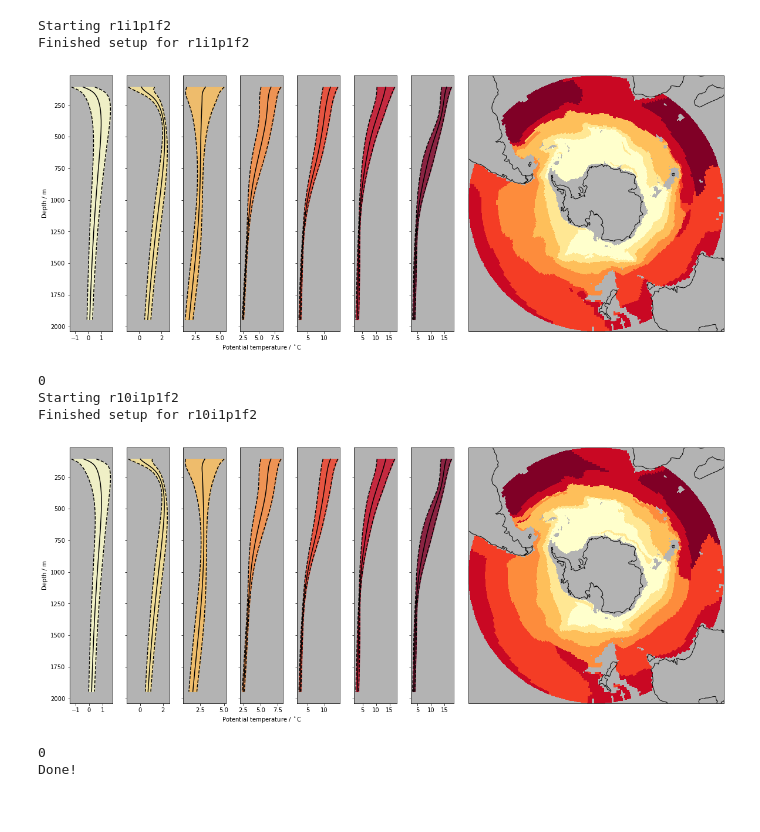
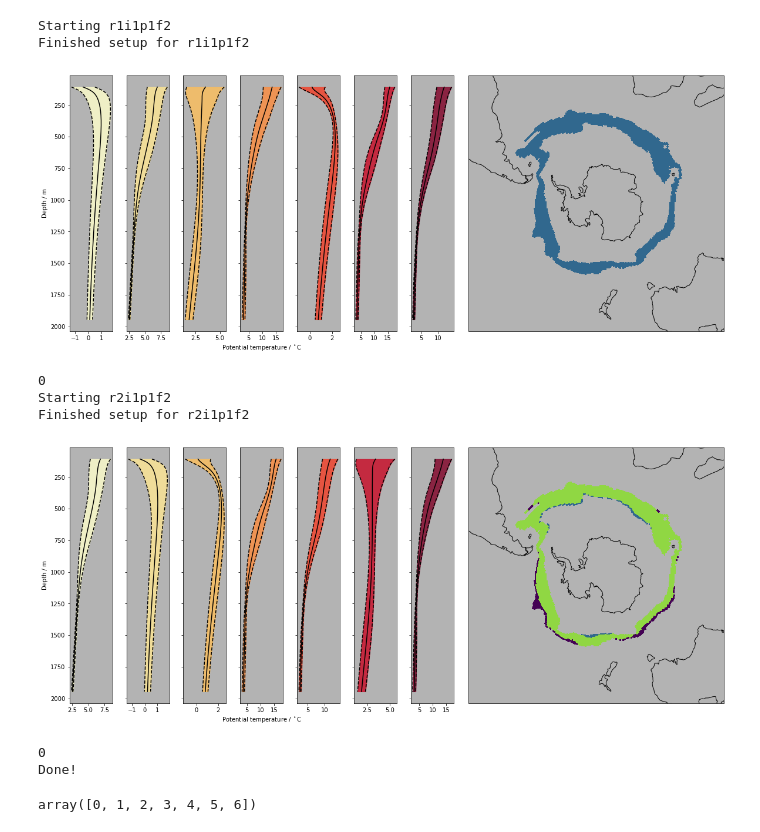
Before and after one commit to erin-atkinson/OceanClustering, a Jupyter notebook: plot_spatial_profiles.ipynb, the cells around one changed output. Drawn from its saved outputs; the diff is of its cells as text; code cells hidden in the pictures.

```diff
--- a/plot_spatial_profiles.ipynb
+++ b/plot_spatial_profiles.ipynb
@@ -22,7 +22,7 @@ from dask import delayed
 model_folder = 'model'
 n_classes = 7
 ids = ['r1i1p1f2', 'r2i1p1f2', 'r3i1p1f2', 'r4i1p1f2', 'r5i1p1f3', 'r6i1p1f3', 'r7i1p1f3', 'r8i1p1f2', 'r9i1p1f2', 'r10i1p1f2']
-ids = ['r1i1p1f2', 'r10i1p1f2']
+ids = ['r1i1p1f2', 'r2i1p1f2']
 mask = np.load('data/mask.npy', allow_pickle=True)
 #data_classes = {}
 avg_profiles_dict = {}
@@ -71,7 +71,9 @@ for (m_i, m_id) in enumerate(ids):
 
   plt_data = data_c.values
   alpha = np.logical_not(data.isel(time=0, lev=-1).isnull().values)
-
+  if m_i == 0:
+    alpha1 = data_c.values == 2
+  alpha = np.logical_and(alpha1, alpha)
   plt_data[plt_data == -1] = 0
   for yr in range(np.size(plt_data, 0)):
 
@@ -95,38 +97,42 @@ for (m_i, m_id) in enumerate(ids):
       rgba = list(cmap(k / (n_classes - 1)))
       rgba[-1] = 0.8
 
       ax = fig.add_subplot(gs[:, k])
       if k != 0:
         ax.set_yticklabels([])
       else:
         plt.ylabel('Depth / m')
       ax.plot(avg_profiles[k]['mean'], lev, c='black')
       x2 = avg_profiles[k]['mean'] + avg_profiles[k]['std']
       x1 = avg_profiles[k]['mean'] - avg_profiles[k]['std']
       ax.plot(x2, lev, c='black', ls='--')
       ax.plot(x1, lev, c='black', ls='--')
       ax.fill_betweenx(lev, x1, x2, color=rgba)
       ax.set_facecolor((0.7, 0.7, 0.7, 1))
       ax.invert_yaxis()
       #ax.set_xlim(-1, 20)
     fig.add_subplot(gs[:, 0:-1], frameon=False)
     plt.tick_params(labelcolor='none', which='both', top=False, bottom=False, left=False, right=False)
     plt.xlabel('Potential temperature / ${}^\circ$C')
 
     fig.set_size_inches(20, 8)
-    plt.savefig('figures/{}'.format(m_id), dpi=300, bbox_inches='tight')
+    plt.savefig('figures/c3-{}'.format(m_id), dpi=300, bbox_inches='tight')
     plt.show()
     print(yr)
     ax.clear()
-
+  break
 print('Done!')
 # %% [output]
 Starting r1i1p1f2
 Finished setup for r1i1p1f2
-[figure, old version]
+[figure, new version]
 0
-Starting r10i1p1f2
-Finished setup for r10i1p1f2
+Starting r2i1p1f2
+Finished setup for r2i1p1f2
-[figure, old version]
+[figure, new version]
 0
 Done!
+# %%
+np.unique(plt_data)
+# %% [output]
+array([0, 1, 2, 3, 4, 5, 6])
```
Also changed, not shown: parts of 1 cell of this notebook, 3 other files.
